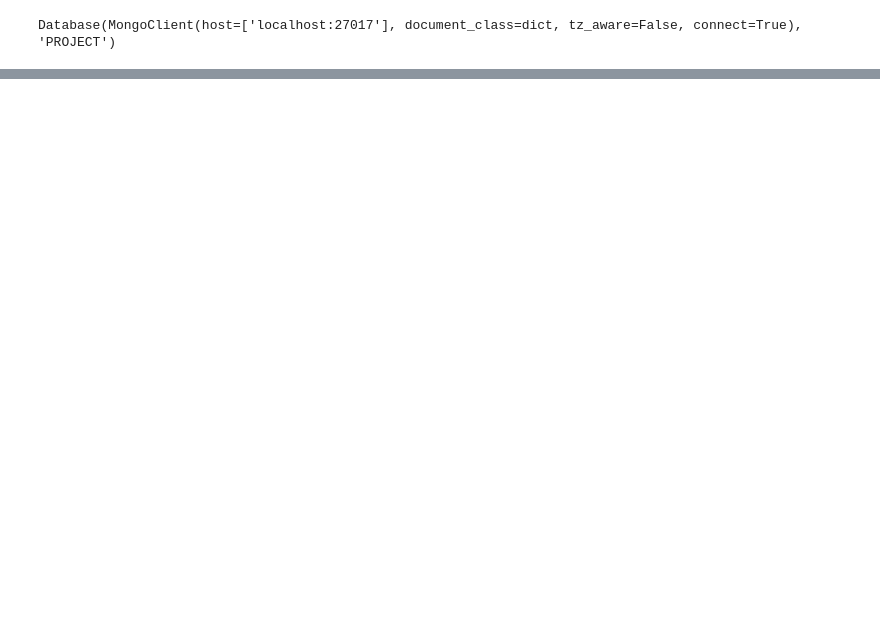
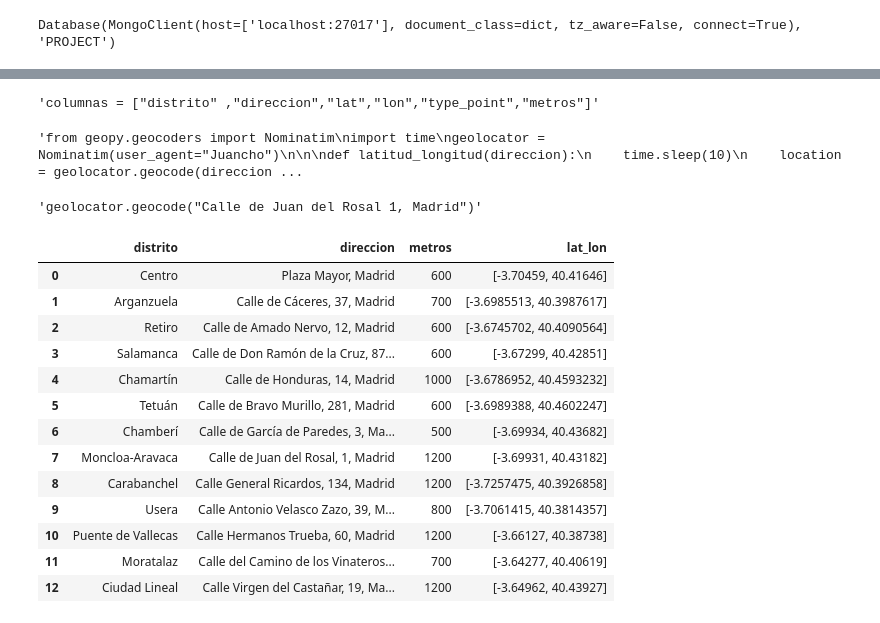
Before and after one commit to juanvpa/Proyecto-Final-Ironhack, a Jupyter notebook: Notebooks/5. UberEats - GeoQueries.ipynb, the cells around one changed output, grey strips where cells are left out. Saved outputs shown, nothing was run; the diff lists cells and outputs as text; code cells hidden in the pictures; blank space fills up the shorter version.

```diff
--- a/Notebooks/5. UberEats - GeoQueries.ipynb
+++ b/Notebooks/5. UberEats - GeoQueries.ipynb
@@ -96,0 +125,32 @@ data
+# %%
+distritos = ("Centro",
+             "Arganzuela",
+             "Retiro",
+             "Salamanca",
+             "Chamartín",
+             "Tetuán",
+             "Chamberí",
+             "Moncloa-Aravaca",
+             "Carabanchel",
+             "Usera",
+             "Puente de Vallecas",
+             "Moratalaz",
+             "Ciudad Lineal")
+# %%
+direcciones = ("Plaza Mayor, Madrid",
+             "Calle de Cáceres, 37, Madrid",
+             "Calle de Amado Nervo, 12, Madrid",
+             "Calle de Don Ramón de la Cruz, 87, Madrid",
+             "Calle de Honduras, 14, Madrid",
+             "Calle de Bravo Murillo, 281, Madrid",
+             "Calle de García de Paredes, 3, Madrid",
+             "Calle de Juan del Rosal, 1, Madrid",
+             "Calle General Ricardos, 134, Madrid",
+             "Calle Antonio Velasco Zazo, 39, Madrid",
+             "Calle Hermanos Trueba, 60, Madrid",
+             "Calle del Camino de los Vinateros, 161, Madrid",
+             "Calle Virgen del Castañar, 19, Madrid")
+# %%
+lists = (distritos,direcciones)
+dist = pd.concat([pd.Series(x) for x in lists], axis=1)
+dist
@@ -96,0 +172,4 @@ data
+# %%
+"""columnas = ["distrito" ,"direccion","lat","lon","type_point","metros"]"""
+# %% [output]
+'columnas = ["distrito" ,"direccion","lat","lon","type_point","metros"]'
@@ -96,0 +186,39 @@ data
+# %%
+"""from geopy.geocoders import Nominatim
+import time
+geolocator = Nominatim(user_agent="Juancho")
+
+
+def latitud_longitud(direccion):
+    time.sleep(10)
+    location = geolocator.geocode(direccion)
+    print(location)
+    return [location.latitude, location.longitude]"""
+# %% [output]
+'from geopy.geocoders import Nominatim\nimport time\ngeolocator = Nominatim(user_agent="Juancho")\n\n\ndef latitud_longitud(direccion):\n    time.sleep(10)\n    location = geolocator.geocode(direccion ...
+# %%
+"""geolocator.geocode("Calle de Juan del Rosal 1, Madrid")"""
+# %% [output]
+'geolocator.geocode("Calle de Juan del Rosal 1, Madrid")'
+# %%
+distancia = (600, 700, 600, 600, 1000, 600, 500, 1200, 1200, 800, 1200, 700, 1200)
+lat_long = ([-3.70459,40.41646], [-3.6985513,40.3987617], [-3.6745702,40.4090564], [-3.67299,40.42851], [-3.6786952,40.4593232], [-3.6989388,40.4602247], [-3.69934,40.43682], [-3.69931,40.43182], [-3.7257475,40.3926858], [-3.7061415,40.3814357], [-3.66127,40.38738], [-3.64277,40.40619], [-3.64962,40.43927])
+dist['metros'] = distancia
+dist['lat_lon'] = lat_long
+dist.columns = ["distrito","direccion","metros","lat_lon"]
+dist
+# %% [output]
+|  | distrito | direccion | metros | lat_lon |
+| 0 | Centro | Plaza Mayor, Madrid | 600 | [-3.70459, 40.41646] |
+| 1 | Arganzuela | Calle de Cáceres, 37, Madrid | 700 | [-3.6985513, 40.3987617] |
+| 2 | Retiro | Calle de Amado Nervo, 12, Madrid | 600 | [-3.6745702, 40.4090564] |
+| 3 | Salamanca | Calle de Don Ramón de la Cruz, 87... | 600 | [-3.67299, 40.42851] |
+| 4 | Chamartín | Calle de Honduras, 14, Madrid | 1000 | [-3.6786952, 40.4593232] |
+| 5 | Tetuán | Calle de Bravo Murillo, 281, Madrid | 600 | [-3.6989388, 40.4602247] |
+| 6 | Chamberí | Calle de García de Paredes, 3, Ma... | 500 | [-3.69934, 40.43682] |
+| 7 | Moncloa-Aravaca | Calle de Juan del Rosal, 1, Madrid | 1200 | [-3.69931, 40.43182] |
+| 8 | Carabanchel | Calle General Ricardos, 134, Madrid | 1200 | [-3.7257475, 40.3926858] |
+| 9 | Usera | Calle Antonio Velasco Zazo, 39, M... | 800 | [-3.7061415, 40.3814357] |
+| 10 | Puente de Vallecas | Calle Hermanos Trueba, 60, Madrid | 1200 | [-3.66127, 40.38738] |
+| 11 | Moratalaz | Calle del Camino de los Vinateros... | 700 | [-3.64277, 40.40619] |
+| 12 | Ciudad Lineal | Calle Virgen del Castañar, 19, Ma... | 1200 | [-3.64962, 40.43927] |
```
Also changed, not shown: parts of 37 cells of this notebook, 1 other file.
